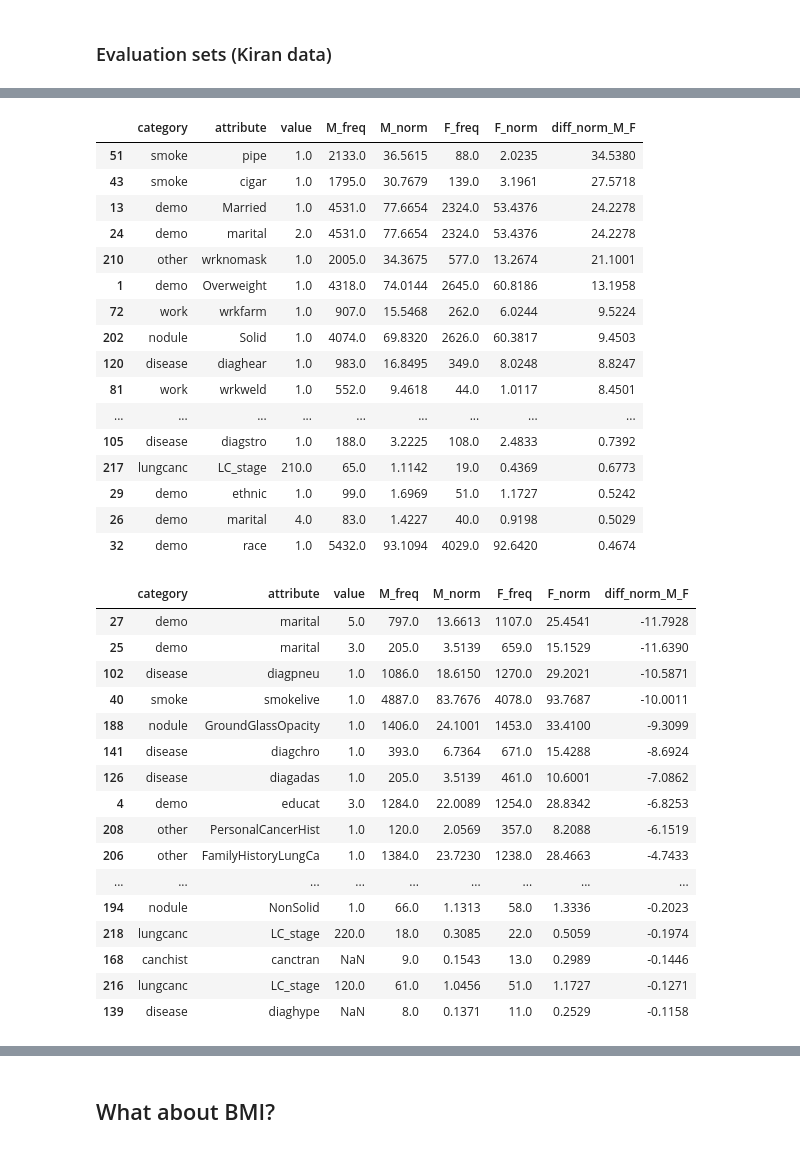
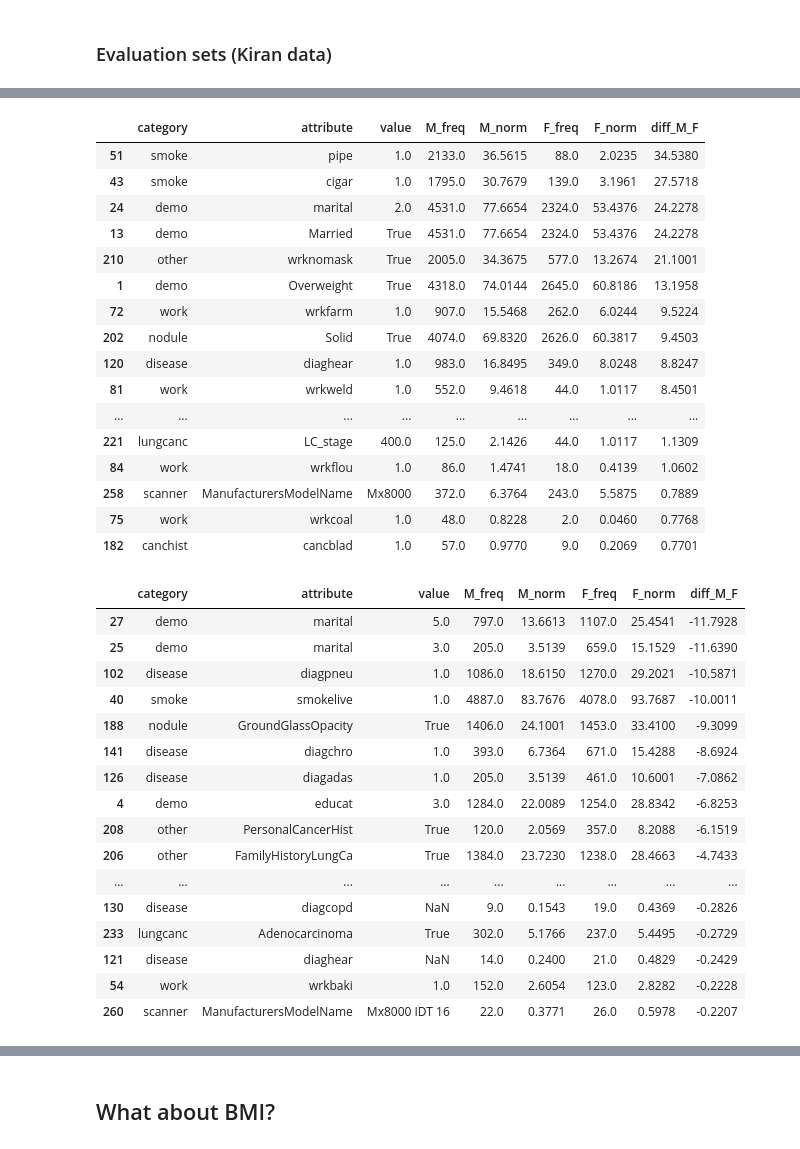
Before and after one commit to DIAGNijmegen/bodyct-lung-malignancy-fairness, a Jupyter notebook: nlst/nlst_traininfo.ipynb, the cells around one changed output, grey strips where cells are left out. Saved outputs shown, nothing was run; the diff lists cells and outputs as text; code cells hidden in the pictures.

```diff
--- a/nlst/nlst_traininfo.ipynb
+++ b/nlst/nlst_traininfo.ipynb
@@ -27,8 +27,15 @@ NLST_PREDS = f"{TEAMS_DIR}/nlst" ## Comment out if not using Teams backup (aka C
 # %% [markdown]
 ## Get training data for each model
 # %%
+with open(f'{NLST_PREDS}/nlst_demo_v4_cols.json') as json_data:
+    nlst_democols = json.load(json_data)
+    json_data.close()
+
 kiran_nodule = pd.read_csv(f"{NLST_PREDS}/nlst_demov4_allmodels_cal.csv")
-kiran_data = data.prep_nlst_preds(kiran_nodule, scanlevel=True, sybil=False, tijmen=False)
+kiran_data, nlst_democols_val, _ = data.prep_nlst_preds(kiran_nodule, nlst_democols, scanlevel=True, sybil=False, tijmen=False, bin_num=False)
+
+nlst_democols_val['cat']['other'].append('label')
 print(len(kiran_data), "Scans")
+nlst_democols_val
 # %% [output]
 10183 Scans
@@ -913,48 +819,45 @@ nlst_democols
 # %%
-kiran_data_m = kiran_data.query('Gender == 1')
-kiran_data_f = kiran_data.query('Gender == 2')
-
 gender_eval_sets = {
-    "M":kiran_data_m,
-    "F":kiran_data_f,
+    "M":kiran_data.query('Gender == 1'),
+    "F":kiran_data.query('Gender == 2'),
 }
 # %%
-cat_gender_eval = combine_col_dfs(nlst_democols['cat'], cat_dist_df, gender_eval_sets).query('value != 0')
-display(cat_gender_eval.sort_values(by='diff_norm_M_F', ascending=False).head(40))
-cat_gender_eval.sort_values(by='diff_norm_M_F', ascending=True).head(40)
+cat_gender_eval = data.combine_diff_dfs(nlst_democols_val['cat'], data.diffs_category_prevalence, gender_eval_sets).query('value != 0')
+display(cat_gender_eval.sort_values(by='diff_M_F', ascending=False).head(40))
+cat_gender_eval.sort_values(by='diff_M_F', ascending=True).head(40)
 # %% [output]
-|  | category | attribute | value | M_freq | M_norm | F_freq | F_norm | diff_norm_M_F |
+|  | category | attribute | value | M_freq | M_norm | F_freq | F_norm | diff_M_F |
 | 51 | smoke | pipe | 1.0 | 2133.0 | 36.5615 | 88.0 | 2.0235 | 34.5380 |
 | 43 | smoke | cigar | 1.0 | 1795.0 | 30.7679 | 139.0 | 3.1961 | 27.5718 |
-| 13 | demo | Married | 1.0 | 4531.0 | 77.6654 | 2324.0 | 53.4376 | 24.2278 |
 | 24 | demo | marital | 2.0 | 4531.0 | 77.6654 | 2324.0 | 53.4376 | 24.2278 |
-| 210 | other | wrknomask | 1.0 | 2005.0 | 34.3675 | 577.0 | 13.2674 | 21.1001 |
-| 1 | demo | Overweight | 1.0 | 4318.0 | 74.0144 | 2645.0 | 60.8186 | 13.1958 |
+| 13 | demo | Married | True | 4531.0 | 77.6654 | 2324.0 | 53.4376 | 24.2278 |
+| 210 | other | wrknomask | True | 2005.0 | 34.3675 | 577.0 | 13.2674 | 21.1001 |
+| 1 | demo | Overweight | True | 4318.0 | 74.0144 | 2645.0 | 60.8186 | 13.1958 |
 | 72 | work | wrkfarm | 1.0 | 907.0 | 15.5468 | 262.0 | 6.0244 | 9.5224 |
-| 202 | nodule | Solid | 1.0 | 4074.0 | 69.8320 | 2626.0 | 60.3817 | 9.4503 |
+| 202 | nodule | Solid | True | 4074.0 | 69.8320 | 2626.0 | 60.3817 | 9.4503 |
 | 120 | disease | diaghear | 1.0 | 983.0 | 16.8495 | 349.0 | 8.0248 | 8.8247 |
 | 81 | work | wrkweld | 1.0 | 552.0 | 9.4618 | 44.0 | 1.0117 | 8.4501 |
 | ... | ... | ... | ... | ... | ... | ... | ... | ... |
-| 105 | disease | diagstro | 1.0 | 188.0 | 3.2225 | 108.0 | 2.4833 | 0.7392 |
-| 217 | lungcanc | LC_stage | 210.0 | 65.0 | 1.1142 | 19.0 | 0.4369 | 0.6773 |
-| 29 | demo | ethnic | 1.0 | 99.0 | 1.6969 | 51.0 | 1.1727 | 0.5242 |
-| 26 | demo | marital | 4.0 | 83.0 | 1.4227 | 40.0 | 0.9198 | 0.5029 |
-| 32 | demo | race | 1.0 | 5432.0 | 93.1094 | 4029.0 | 92.6420 | 0.4674 |
+| 221 | lungcanc | LC_stage | 400.0 | 125.0 | 2.1426 | 44.0 | 1.0117 | 1.1309 |
+| 84 | work | wrkflou | 1.0 | 86.0 | 1.4741 | 18.0 | 0.4139 | 1.0602 |
+| 258 | scanner | ManufacturersModelName | Mx8000 | 372.0 | 6.3764 | 243.0 | 5.5875 | 0.7889 |
+| 75 | work | wrkcoal | 1.0 | 48.0 | 0.8228 | 2.0 | 0.0460 | 0.7768 |
+| 182 | canchist | cancblad | 1.0 | 57.0 | 0.9770 | 9.0 | 0.2069 | 0.7701 |
-|  | category | attribute | value | M_freq | M_norm | F_freq | F_norm | diff_norm_M_F |
+|  | category | attribute | value | M_freq | M_norm | F_freq | F_norm | diff_M_F |
 | 27 | demo | marital | 5.0 | 797.0 | 13.6613 | 1107.0 | 25.4541 | -11.7928 |
 | 25 | demo | marital | 3.0 | 205.0 | 3.5139 | 659.0 | 15.1529 | -11.6390 |
 | 102 | disease | diagpneu | 1.0 | 1086.0 | 18.6150 | 1270.0 | 29.2021 | -10.5871 |
 | 40 | smoke | smokelive | 1.0 | 4887.0 | 83.7676 | 4078.0 | 93.7687 | -10.0011 |
-| 188 | nodule | GroundGlassOpacity | 1.0 | 1406.0 | 24.1001 | 1453.0 | 33.4100 | -9.3099 |
+| 188 | nodule | GroundGlassOpacity | True | 1406.0 | 24.1001 | 1453.0 | 33.4100 | -9.3099 |
 | 141 | disease | diagchro | 1.0 | 393.0 | 6.7364 | 671.0 | 15.4288 | -8.6924 |
 | 126 | disease | diagadas | 1.0 | 205.0 | 3.5139 | 461.0 | 10.6001 | -7.0862 |
 | 4 | demo | educat | 3.0 | 1284.0 | 22.0089 | 1254.0 | 28.8342 | -6.8253 |
-| 208 | other | PersonalCancerHist | 1.0 | 120.0 | 2.0569 | 357.0 | 8.2088 | -6.1519 |
-| 206 | other | FamilyHistoryLungCa | 1.0 | 1384.0 | 23.7230 | 1238.0 | 28.4663 | -4.7433 |
+| 208 | other | PersonalCancerHist | True | 120.0 | 2.0569 | 357.0 | 8.2088 | -6.1519 |
+| 206 | other | FamilyHistoryLungCa | True | 1384.0 | 23.7230 | 1238.0 | 28.4663 | -4.7433 |
 | ... | ... | ... | ... | ... | ... | ... | ... | ... |
-| 194 | nodule | NonSolid | 1.0 | 66.0 | 1.1313 | 58.0 | 1.3336 | -0.2023 |
-| 218 | lungcanc | LC_stage | 220.0 | 18.0 | 0.3085 | 22.0 | 0.5059 | -0.1974 |
-| 168 | canchist | canctran | NaN | 9.0 | 0.1543 | 13.0 | 0.2989 | -0.1446 |
-| 216 | lungcanc | LC_stage | 120.0 | 61.0 | 1.0456 | 51.0 | 1.1727 | -0.1271 |
-| 139 | disease | diaghype | NaN | 8.0 | 0.1371 | 11.0 | 0.2529 | -0.1158 |
+| 130 | disease | diagcopd | NaN | 9.0 | 0.1543 | 19.0 | 0.4369 | -0.2826 |
+| 233 | lungcanc | Adenocarcinoma | True | 302.0 | 5.1766 | 237.0 | 5.4495 | -0.2729 |
+| 121 | disease | diaghear | NaN | 14.0 | 0.2400 | 21.0 | 0.4829 | -0.2429 |
+| 54 | work | wrkbaki | 1.0 | 152.0 | 2.6054 | 123.0 | 2.8282 | -0.2228 |
+| 260 | scanner | ManufacturersModelName | Mx8000 IDT 16 | 22.0 | 0.3771 | 26.0 | 0.5978 | -0.2207 |
 # %%
```
Also changed, not shown: parts of 64 cells of this notebook, 2 other files.
